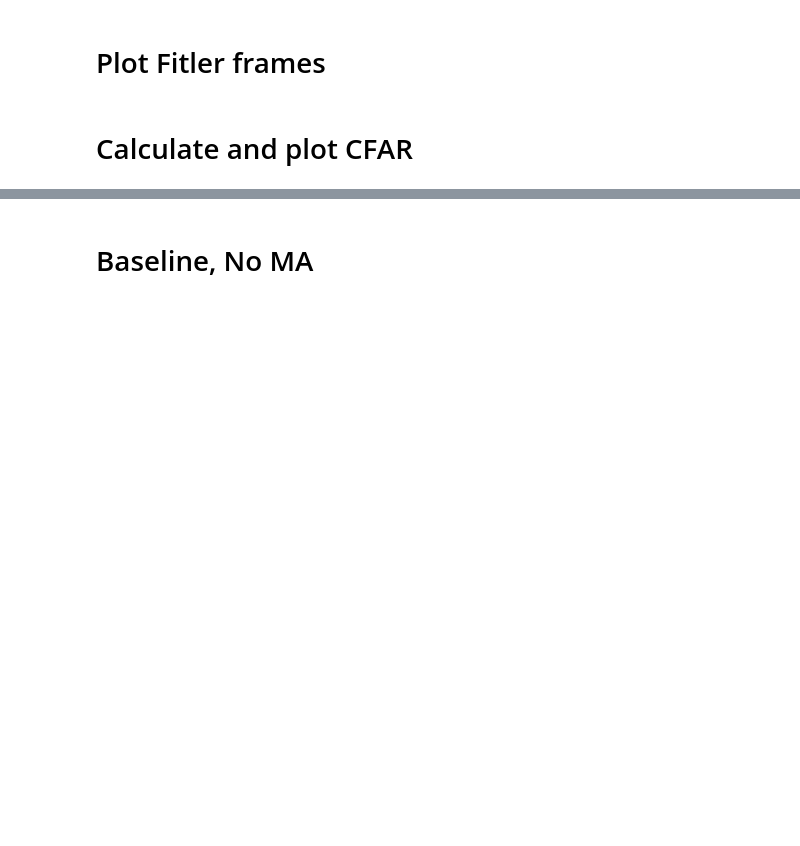
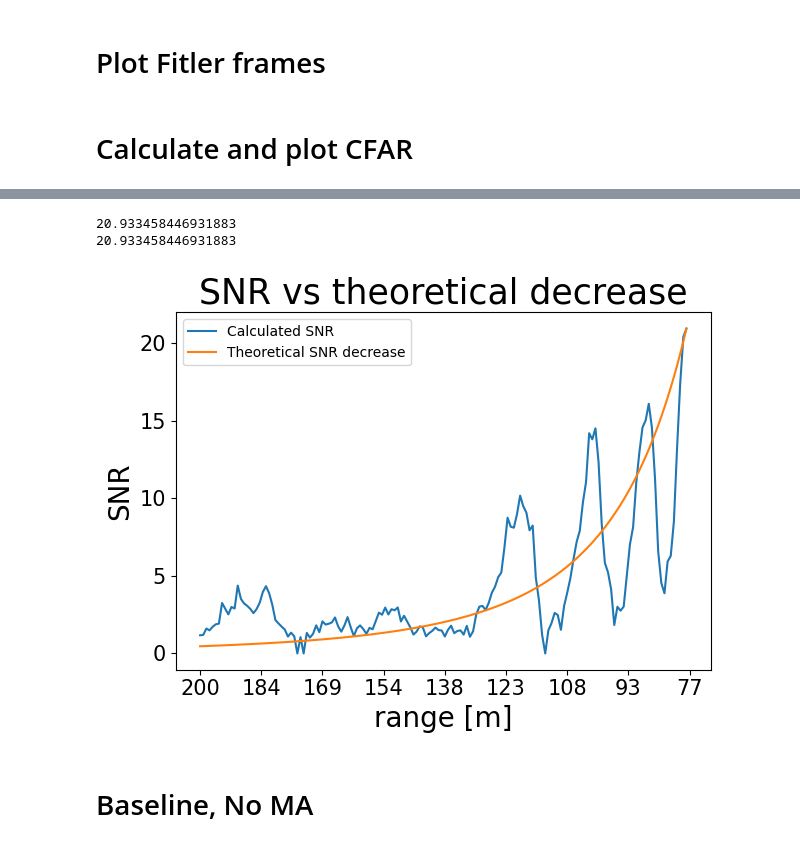
Before and after one commit to SondreOlimb/ProjectReportCode, a Jupyter notebook: position1_impoved.ipynb, the cells around one changed output, grey strips where cells are left out. Drawn from its saved outputs; the diff is of its cells as text; code cells hidden in the pictures; blank space fills up the shorter version.

```diff
--- a/position1_impoved.ipynb
+++ b/position1_impoved.ipynb
@@ -308,0 +373,32 @@ plt.savefig("plots/cfar_EMA_MTI.svg",format="svg")
+# %%
+plt.figure()
+start_bin =1
+end_bin = 157
+
+detections =np.max(np.abs(SNR_D_array[:400]),axis=0)
+#detections  = ndimage.rotate(detections,90)
+detection_line = np.abs(np.max(detections[start_bin:end_bin,86:88],axis=1))
+#detection_line = np.abs(detections[start_bin:end_bin,87])
+
+r = np.linspace((255-start_bin)*0.785277,(255-end_bin)*0.785277,len(detection_line))
+print(max(detection_line))
+r_squared =max(detection_line)/(r/((255-end_bin)*0.785277))**4
+print(max(detection_line))
+plt.plot(detection_line,label="Calculated SNR")
+
+plt.plot(r_squared,label="Theoretical SNR decrease")
+
+plt.legend()
+plt.title("SNR vs theoretical decrease",size=25)
+#plt.xticks(np.linspace(0,157,1),labels=np.round(np.linspace(-0.127552440715*127,0.127552440715*127,7),2),size=15)
+plt.yticks(size=15)
+plt.xlabel("range [m]",size=20)
+plt.ylabel("SNR",size=20)
+plt.tight_layout()
+plt.xticks(np.linspace(0,len(detection_line),9),labels=np.int16(np.linspace((256-start_bin)*0.785277,(256-end_bin)*0.785277,9)),size =15)
+#plt.savefig("plots/results/SNR_vs_falloff_best_results_with_window.png")
+plt.show()
+# %% [output]
+20.933458446931883
+20.933458446931883
+[figure, added]
```
Also changed, not shown: parts of 17 cells of this notebook, 16 other files.
